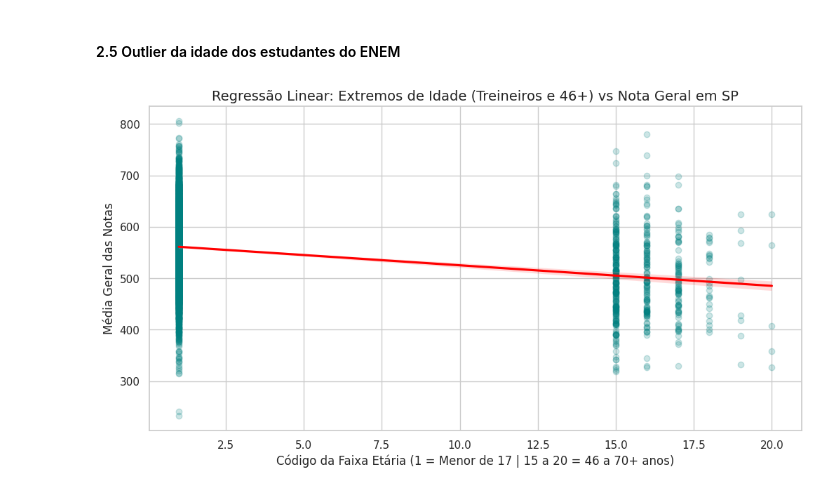
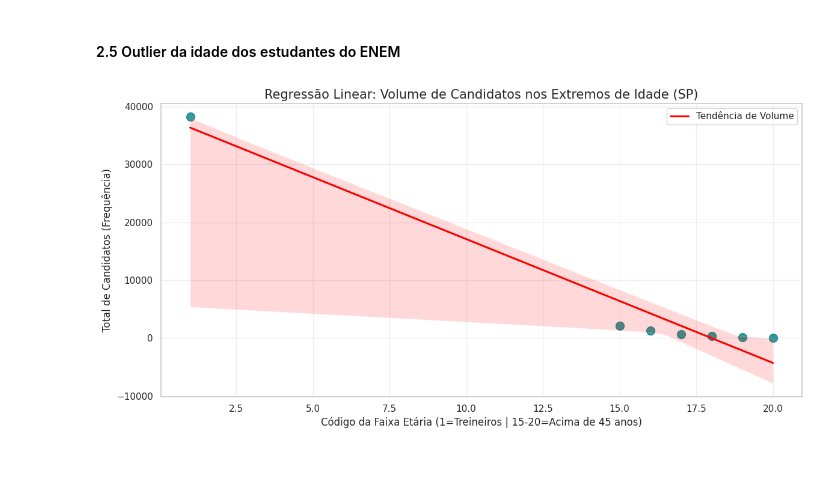
Before and after one commit to Caiomesvie/SDBD2---INEP, a Jupyter notebook: raw/analytcs.ipynb, the cells around one changed output. Saved outputs shown, nothing was run; the diff lists cells and outputs as text; code cells hidden in the pictures; blank space fills up the shorter version.

```diff
--- a/raw/analytcs.ipynb
+++ b/raw/analytcs.ipynb
@@ -235,31 +235,30 @@ Passing `palette` without assigning `hue` is deprecated and will be removed in v
 # %%
 faixa_etaria_estudantes = leitura.filter(F.col("SG_UF_PROVA") == "SP") \
     .select("TP_FAIXA_ETARIA", "NU_NOTA_CN", "NU_NOTA_CH", "NU_NOTA_LC", "NU_NOTA_MT", "NU_NOTA_REDACAO") \
     .dropna()
 
-fafaixa_etaria_estudantes = faixa_etaria_estudantes.withColumn("NOTA_GERAL",
-    (F.col("NU_NOTA_CN") + F.col("NU_NOTA_CH") + F.col("NU_NOTA_LC") + F.col("NU_NOTA_MT") + F.col("NU_NOTA_REDACAO")) / 5
+outlier_idade = faixa_etaria_estudantes.filter((F.col("TP_FAIXA_ETARIA") == 1) | (F.col("TP_FAIXA_ETARIA") >= 15))
+
+distribuicao_extremos = outlier_idade.groupBy("TP_FAIXA_ETARIA").count().orderBy("TP_FAIXA_ETARIA").toPandas()
+
+plt.figure(figsize=(12, 6))
+
+sns.regplot(
+    data=distribuicao_extremos,
+    x="TP_FAIXA_ETARIA",
+    y="count",
+    color="teal",
+    line_kws={"color": "red", "label": "Tendência de Volume"},
+    scatter_kws={"s": 100}
 )
 
-outlier_idade = fafaixa_etaria_estudantes.filter((F.col("TP_FAIXA_ETARIA") == 1) | (F.col("TP_FAIXA_ETARIA") >= 15))
+plt.title('Regressão Linear: Volume de Candidatos nos Extremos de Idade (SP)', fontsize=15)
+plt.xlabel('Código da Faixa Etária (1=Treineiros | 15-20=Acima de 45 anos)', fontsize=12)
+plt.ylabel('Total de Candidatos (Frequência)', fontsize=12)
+plt.grid(True, alpha=0.3)
+plt.legend()
 
-amostra_extremos = outlier_idade.select("TP_FAIXA_ETARIA", "NOTA_GERAL").sample(False, 0.1).toPandas()
-
-plt.figure(figsize=(12, 6))
-sns.set_theme(style="whitegrid")
-
-sns.regplot(
-    data=amostra_extremos,
-    x="TP_FAIXA_ETARIA",
-    y="NOTA_GERAL",
-    scatter_kws={'alpha':0.2, 'color':'teal'},
-    line_kws={'color':'red', 'label':'Tendência de Desempenho'}
-)
-
-plt.title('Regressão Linear: Extremos de Idade (Treineiros e 46+) vs Nota Geral em SP', fontsize=14)
-plt.xlabel('Código da Faixa Etária (1 = Menor de 17 | 15 a 20 = 46 a 70+ anos)', fontsize=12)
-plt.ylabel('Média Geral das Notas', fontsize=12)
-
+plt.tight_layout()
 plt.show()
 # %% [output]
-[figure, old version]
+[figure, new version]
```
